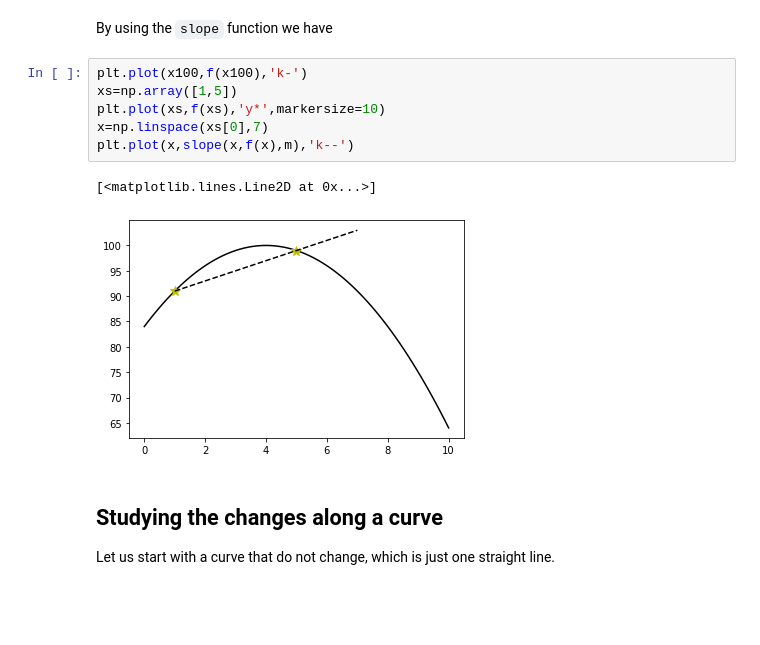
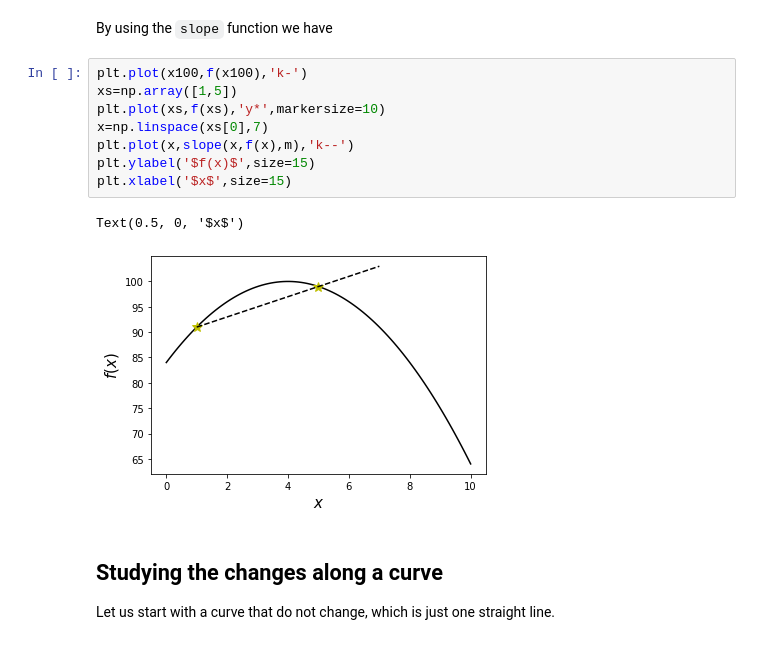
Before and after one commit to restrepo/Calculus, a Jupyter notebook: Differential_Calculus.ipynb, the cells around one changed output. Saved outputs shown, nothing was run; the diff lists cells and outputs as text; blank space fills up the shorter version.

```diff
--- a/Differential_Calculus.ipynb
+++ b/Differential_Calculus.ipynb
@@ -74,12 +74,14 @@ By using the `slope` function we have
 # %%
 plt.plot(x100,f(x100),'k-')
 xs=np.array([1,5])
 plt.plot(xs,f(xs),'y*',markersize=10)
 x=np.linspace(xs[0],7)
 plt.plot(x,slope(x,f(x),m),'k--')
+plt.ylabel('$f(x)$',size=15)
+plt.xlabel('$x$',size=15)
 # %% [output]
-[<matplotlib.lines.Line2D at 0x...>]
+Text(0.5, 0, '$x$')
-[figure, old version]
+[figure, new version]
 # %% [markdown]
 ## Studying the changes along a curve
 Let us start with a curve that do not change, which is just one straight line.
```
Also changed, not shown: parts of 13 cells of this notebook.
